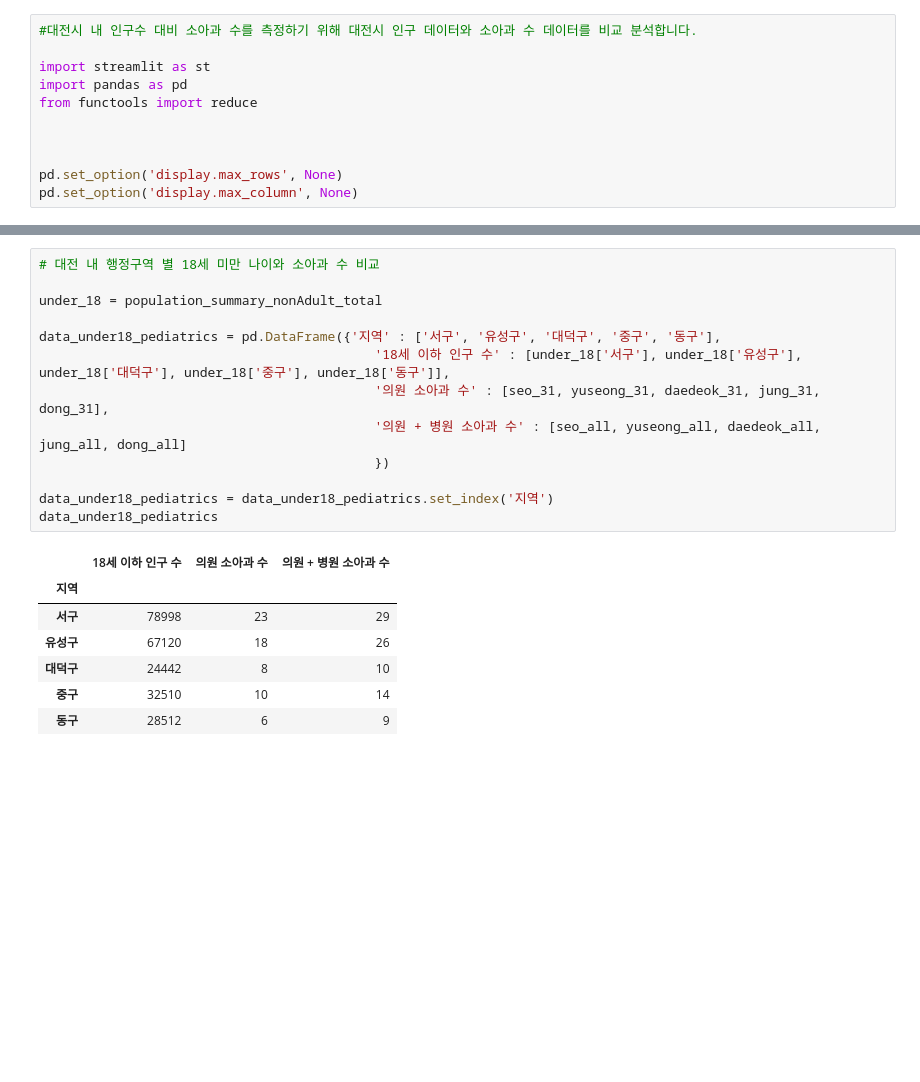
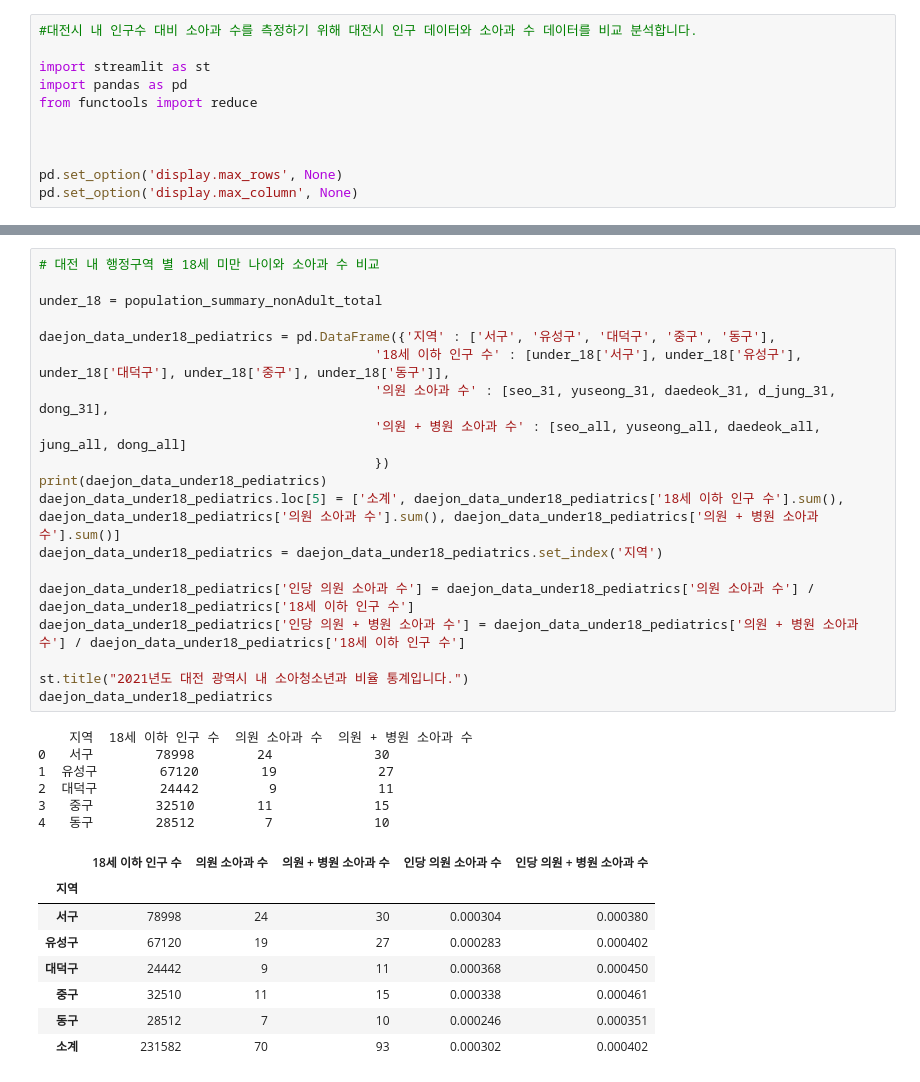
Before and after one commit to Yoonchulchung/SPARCS_2024, a Jupyter notebook: Untitled-1.ipynb, the cells around one changed output, grey strips where cells are left out. Drawn from its saved outputs; the diff is of its cells as text; blank space fills up the shorter version.

```diff
--- a/Untitled-1.ipynb
+++ b/Untitled-1.ipynb
@@ -195,24 +173,37 @@ print(daejon_hospital_info_pediatrics_all_total)
 # %%
 # 대전 내 행정구역 별 18세 미만 나이와 소아과 수 비교
 
 under_18 = population_summary_nonAdult_total
 
-data_under18_pediatrics = pd.DataFrame({'지역' : ['서구', '유성구', '대덕구', '중구', '동구'],
+daejon_data_under18_pediatrics = pd.DataFrame({'지역' : ['서구', '유성구', '대덕구', '중구', '동구'],
                                            '18세 이하 인구 수' : [under_18['서구'], under_18['유성구'], under_18['대덕구'], under_18['중구'], under_18['동구']],
-                                           '의원 소아과 수' : [seo_31, yuseong_31, daedeok_31, jung_31, dong_31],
+                                           '의원 소아과 수' : [seo_31, yuseong_31, daedeok_31, d_jung_31, dong_31],
                                            '의원 + 병원 소아과 수' : [seo_all, yuseong_all, daedeok_all, jung_all, dong_all]
                                            })
+print(daejon_data_under18_pediatrics)
+daejon_data_under18_pediatrics.loc[5] = ['소계', daejon_data_under18_pediatrics['18세 이하 인구 수'].sum(), daejon_data_under18_pediatrics['의원 소아과 수'].sum(), daejon_data_under18_pediatrics['의원 + 병원 소아과 수'].sum()]
+daejon_data_under18_pediatrics = daejon_data_under18_pediatrics.set_index('지역')
 
-data_under18_pediatrics = data_under18_pediatrics.set_index('지역')
-data_under18_pediatrics
+daejon_data_under18_pediatrics['인당 의원 소아과 수'] = daejon_data_under18_pediatrics['의원 소아과 수'] / daejon_data_under18_pediatrics['18세 이하 인구 수']
+daejon_data_under18_pediatrics['인당 의원 + 병원 소아과 수'] = daejon_data_under18_pediatrics['의원 + 병원 소아과 수'] / daejon_data_under18_pediatrics['18세 이하 인구 수']
+
+st.title("2021년도 대전 광역시 내 소아청소년과 비율 통계입니다.")
+daejon_data_under18_pediatrics
 # %% [output]
+    지역  18세 이하 인구 수  의원 소아과 수  의원 + 병원 소아과 수
+0   서구        78998        24             30
+1  유성구        67120        19             27
+2  대덕구        24442         9             11
+3   중구        32510        11             15
+4   동구        28512         7             10
-|  | 18세 이하 인구 수 | 의원 소아과 수 | 의원 + 병원 소아과 수 |
-| 지역 |  |  |  |
-| 서구 | 78998 | 23 | 29 |
-| 유성구 | 67120 | 18 | 26 |
-| 대덕구 | 24442 | 8 | 10 |
-| 중구 | 32510 | 10 | 14 |
-| 동구 | 28512 | 6 | 9 |
+|  | 18세 이하 인구 수 | 의원 소아과 수 | 의원 + 병원 소아과 수 | 인당 의원 소아과 수 | 인당 의원 + 병원 소아과 수 |
+| 지역 |  |  |  |  |  |
+| 서구 | 78998 | 24 | 30 | 0.000304 | 0.000380 |
+| 유성구 | 67120 | 19 | 27 | 0.000283 | 0.000402 |
+| 대덕구 | 24442 | 9 | 11 | 0.000368 | 0.000450 |
+| 중구 | 32510 | 11 | 15 | 0.000338 | 0.000461 |
+| 동구 | 28512 | 7 | 10 | 0.000246 | 0.000351 |
+| 소계 | 231582 | 70 | 93 | 0.000302 | 0.000402 |
 # %%
 # 서울시 소아과수를 확인합니다.
 seoul_hospital_info = hospital_info[hospital_info['시도코드명'] == '서울']
```
Also changed, not shown: parts of 8 cells of this notebook, 17 other files.
